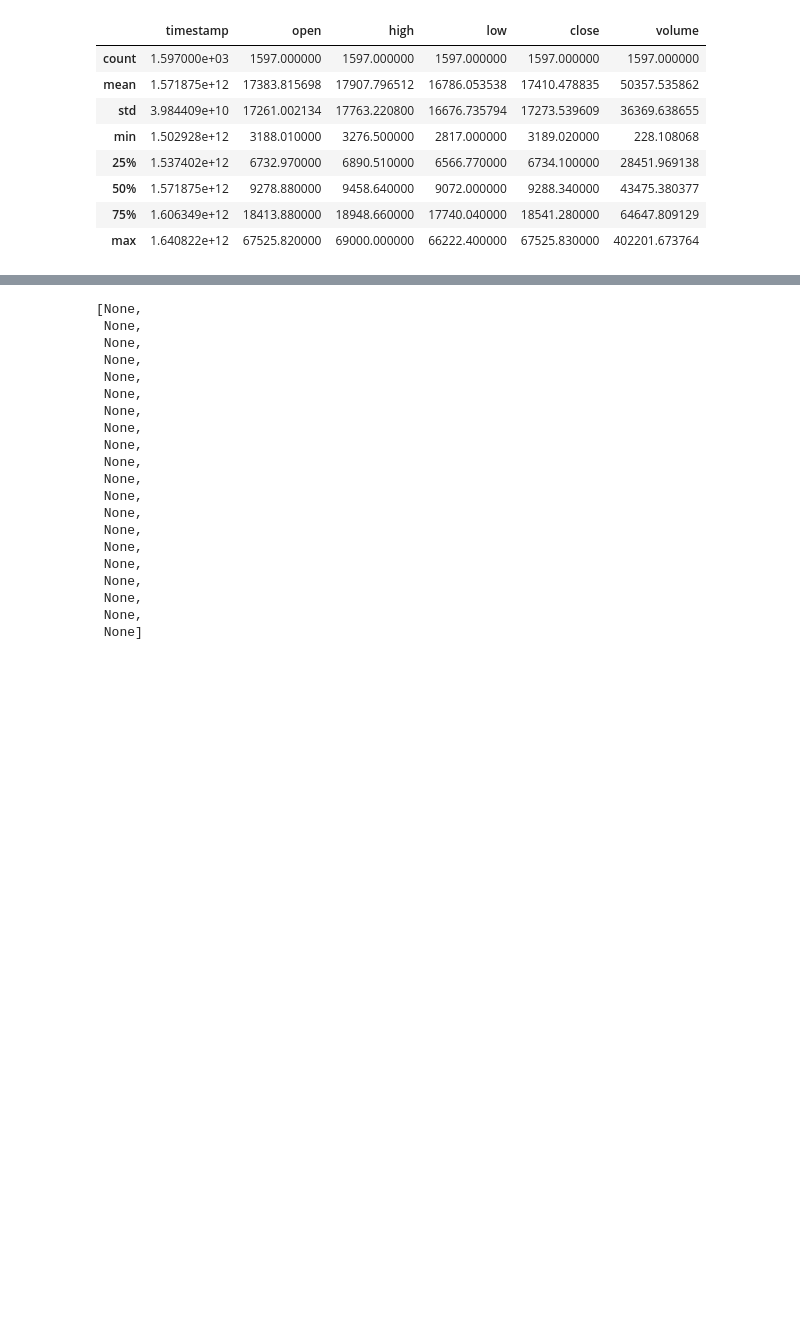
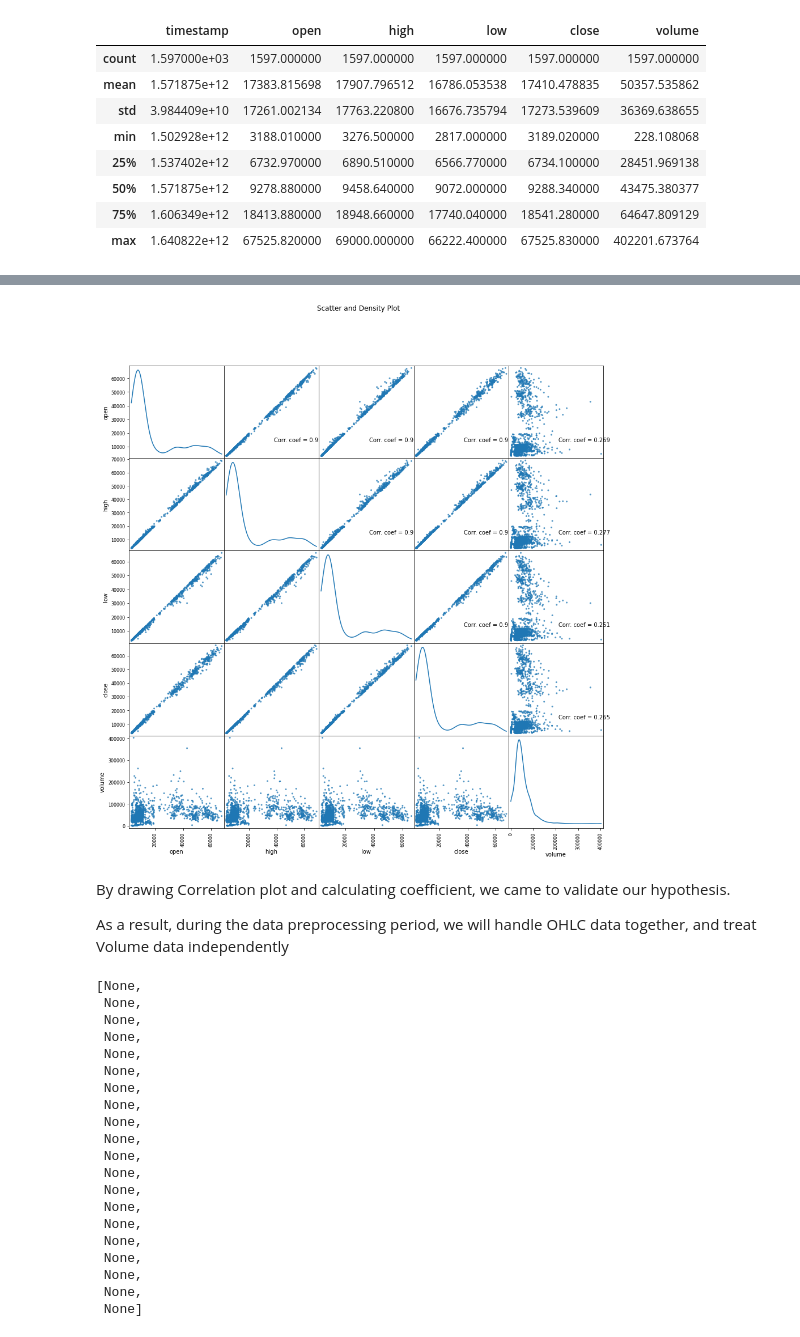
Before and after one commit to jsrimr/udacity-final-project, a Jupyter notebook: exploration.ipynb, the cells around one changed output, grey strips where cells are left out. Saved outputs shown, nothing was run; the diff lists cells and outputs as text; code cells hidden in the pictures; blank space fills up the shorter version.

```diff
--- a/exploration.ipynb
+++ b/exploration.ipynb
@@ -57,3 +152,11 @@ df.describe()
+# %%
+plotScatterMatrix(df, 15, 10)
+# %% [output]
+[figure, added]
+# %% [markdown]
+By drawing Correlation plot and calculating coefficient, we came to validate our hypothesis.
+
+As a result, during the data preprocessing period, we will handle OHLC data together, and treat Volume data independently
 # %%
 import matplotlib.pyplot as plt
 import seaborn as sns
```
Also changed, not shown: parts of 7 cells of this notebook.
